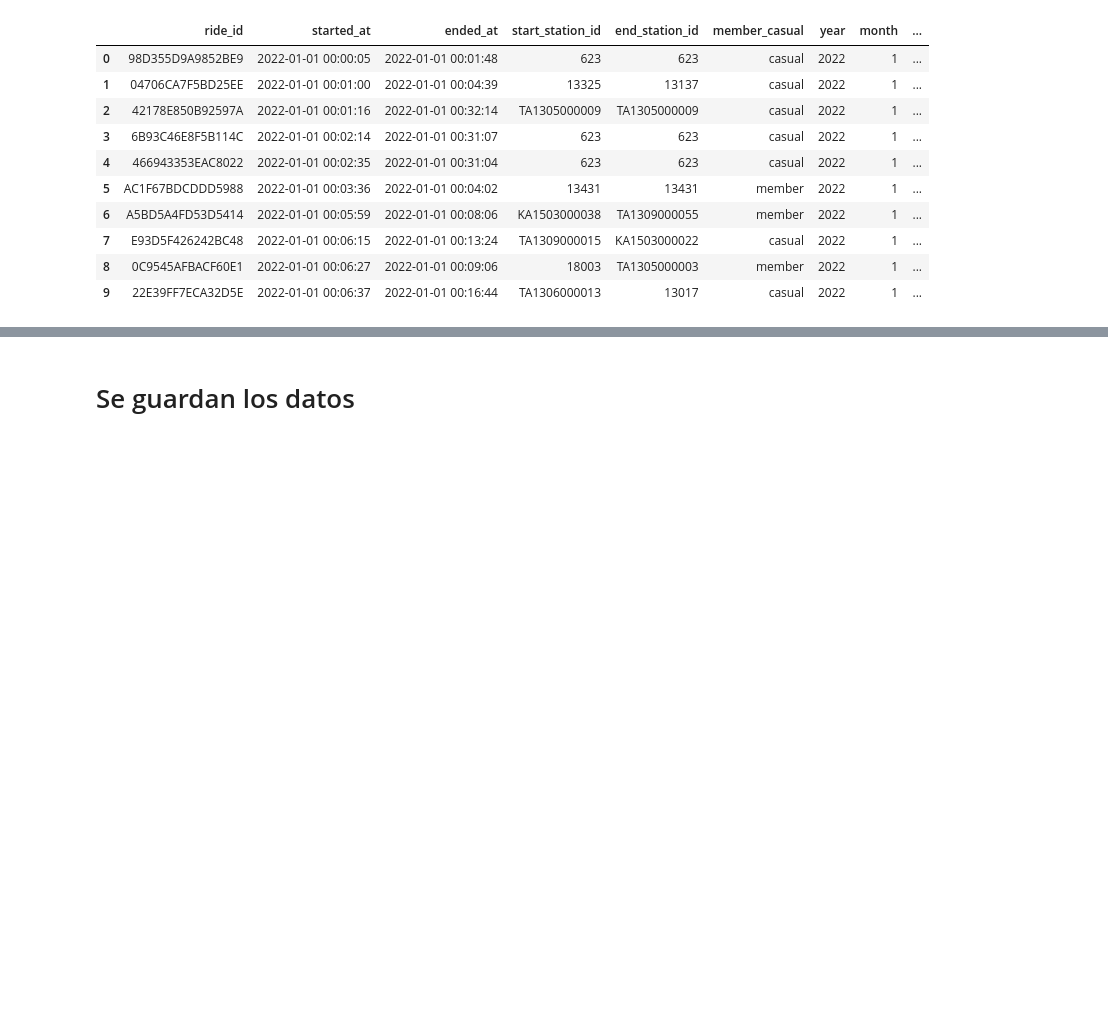
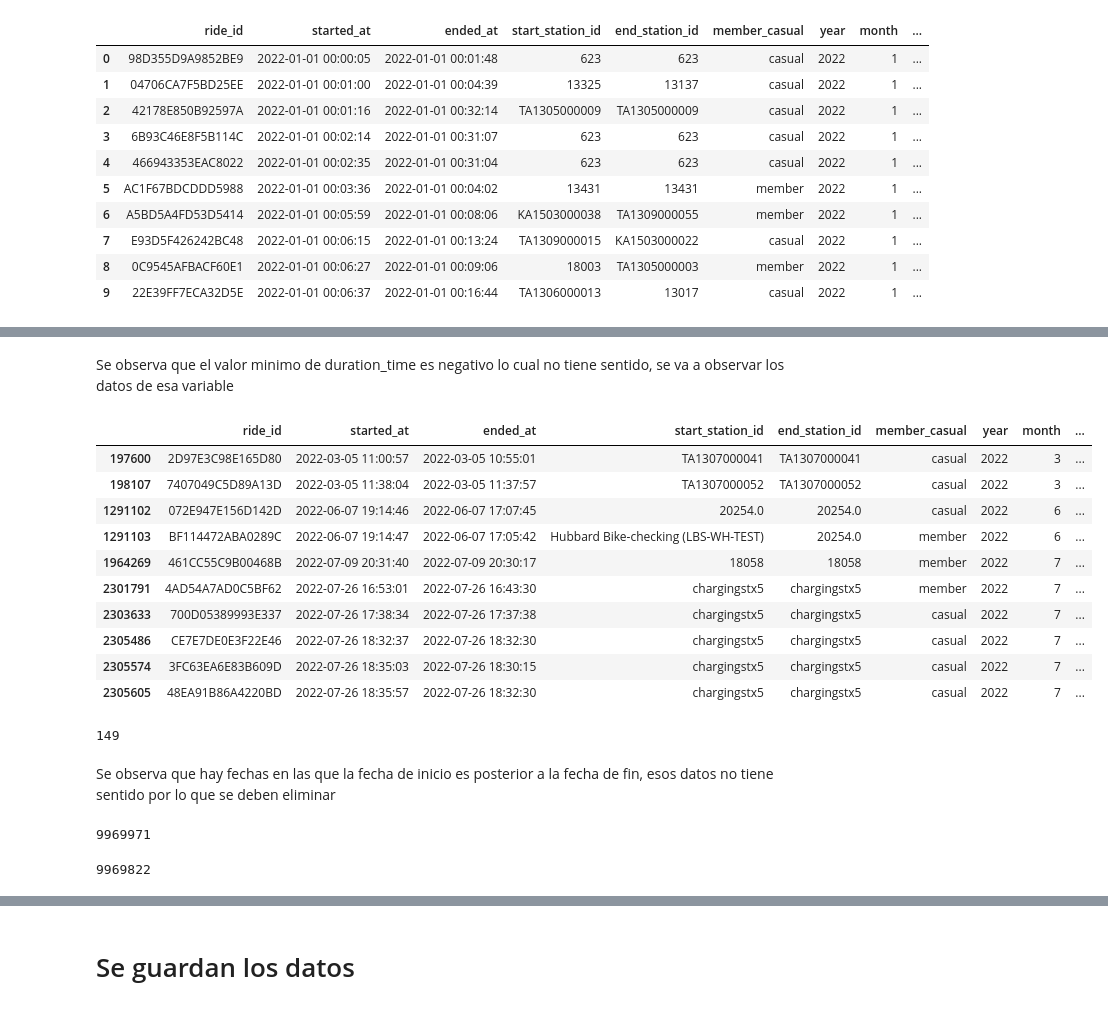
Before and after one commit to cavero00/bicycles_use_predictor, a Jupyter notebook: normalization/normalization.ipynb, the cells around one changed output, grey strips where cells are left out. Saved outputs shown, nothing was run; the diff lists cells and outputs as text; code cells hidden in the pictures; blank space fills up the shorter version.

Commit message:
Se arregla problema en los datos normalizados, algunos datos tenian fechas de inicio posteriores a las de fin,

```diff
--- a/normalization/normalization.ipynb
+++ b/normalization/normalization.ipynb
@@ -299,0 +314,34 @@ df_data.head(10)
+# %% [markdown]
+Se observa que el valor minimo de duration_time es negativo lo cual no tiene sentido, se va a observar los datos de esa variable
+# %%
+df_analysis = df_data[df_data['duration_min'] < 0]
+
+df_analysis.head(10)
+# %% [output]
+|  | ride_id | started_at | ended_at | start_station_id | end_station_id | member_casual | year | month | ... |
+| 197600 | 2D97E3C98E165D80 | 2022-03-05 11:00:57 | 2022-03-05 10:55:01 | TA1307000041 | TA1307000041 | casual | 2022 | 3 | ... |
+| 198107 | 7407049C5D89A13D | 2022-03-05 11:38:04 | 2022-03-05 11:37:57 | TA1307000052 | TA1307000052 | casual | 2022 | 3 | ... |
+| 1291102 | 072E947E156D142D | 2022-06-07 19:14:46 | 2022-06-07 17:07:45 | 20254.0 | 20254.0 | casual | 2022 | 6 | ... |
+| 1291103 | BF114472ABA0289C | 2022-06-07 19:14:47 | 2022-06-07 17:05:42 | Hubbard Bike-checking (LBS-WH-TEST) | 20254.0 | member | 2022 | 6 | ... |
+| 1964269 | 461CC55C9B00468B | 2022-07-09 20:31:40 | 2022-07-09 20:30:17 | 18058 | 18058 | member | 2022 | 7 | ... |
+| 2301791 | 4AD54A7AD0C5BF62 | 2022-07-26 16:53:01 | 2022-07-26 16:43:30 | chargingstx5 | chargingstx5 | member | 2022 | 7 | ... |
+| 2303633 | 700D05389993E337 | 2022-07-26 17:38:34 | 2022-07-26 17:37:38 | chargingstx5 | chargingstx5 | casual | 2022 | 7 | ... |
+| 2305486 | CE7E7DE0E3F22E46 | 2022-07-26 18:32:37 | 2022-07-26 18:32:30 | chargingstx5 | chargingstx5 | casual | 2022 | 7 | ... |
+| 2305574 | 3FC63EA6E83B609D | 2022-07-26 18:35:03 | 2022-07-26 18:30:15 | chargingstx5 | chargingstx5 | casual | 2022 | 7 | ... |
+| 2305605 | 48EA91B86A4220BD | 2022-07-26 18:35:57 | 2022-07-26 18:32:30 | chargingstx5 | chargingstx5 | casual | 2022 | 7 | ... |
+# %%
+len(df_analysis)
+# %% [output]
+149
+# %% [markdown]
+Se observa que hay fechas en las que la fecha de inicio es posterior a la fecha de fin, esos datos no tiene sentido por lo que se deben eliminar
+# %%
+len(df_data)
+# %% [output]
+9969971
+# %%
+total_len =len(df_data) - len(df_analysis)
+
+total_len
+# %% [output]
+9969822
```
Also changed, not shown: parts of 4 cells of this notebook, 1 other file.
